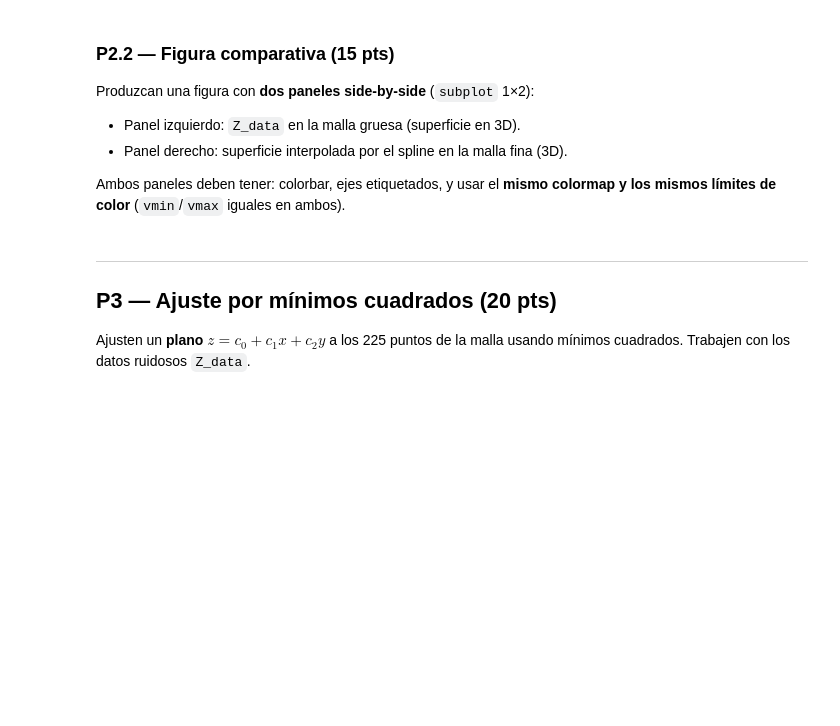
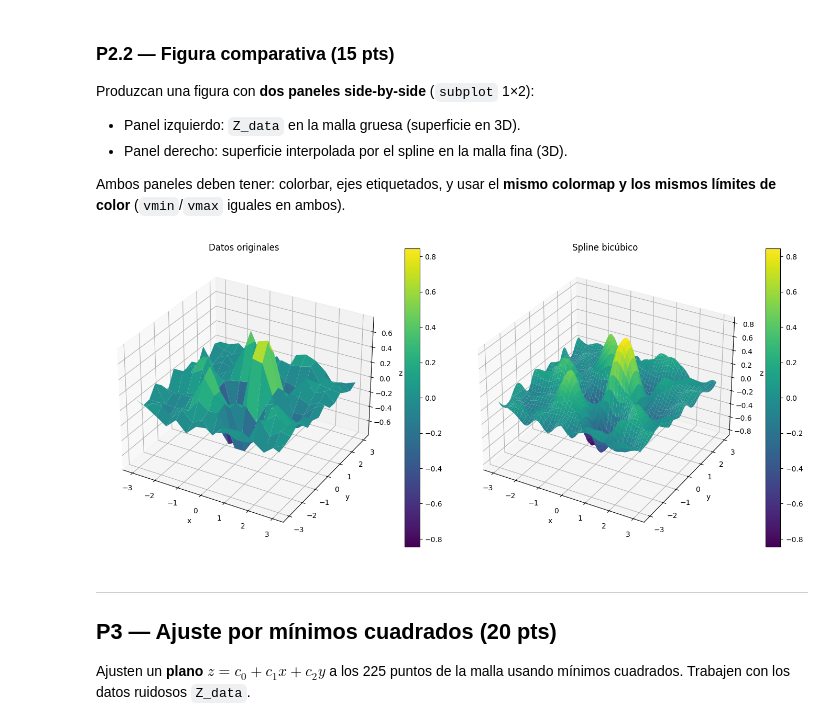
Before and after one commit to manubastidas/programacionCientifica, a Jupyter notebook: Evaluacion/marulanda_osorno_evaluacion1.ipynb, the cells around one changed output. Saved outputs shown, nothing was run; the diff lists cells and outputs as text; code cells hidden in the pictures; blank space fills up the shorter version.

Commit message:
add: interpolacion spline y ajuste LS

```diff
--- a/Evaluacion/marulanda_osorno_evaluacion1.ipynb
+++ b/Evaluacion/marulanda_osorno_evaluacion1.ipynb
@@ -169,7 +169,21 @@ Usen `RectBivariateSpline` de `scipy.interpolate` para construir un spline bicú
 
 Construyan el spline con `kx=3, ky=3` y evalúenlo en una malla fina de **100×100 puntos** en $[-3,3]\times[-3,3]$.
 # %%
-# TODO P2.1: construir el spline bicúbico y evaluar en malla fina
+# Malla fina
+x_fine = np.linspace(-3, 3, 100)
+y_fine = np.linspace(-3, 3, 100)
+
+# Spline bicúbico
+spline = RectBivariateSpline(
+    x_raw,
+    y_raw,
+    Z_data,
+    kx=3,
+    ky=3
+)
+
+# Evaluación
+Z_spline = spline(x_fine, y_fine)
 # %% [markdown]
 ### P2.2 — Figura comparativa (15 pts)
 
@@ -179,7 +193,55 @@ Produzcan una figura con **dos paneles side-by-side** (`subplot` 1×2):
 
 Ambos paneles deben tener: colorbar, ejes etiquetados, y usar el **mismo colormap y los mismos límites de color** (`vmin`/`vmax` iguales en ambos).
 # %%
-# TODO P2.2: figura comparativa datos vs spline
+fig = plt.figure(figsize=(14,6))
+
+vmin = min(Z_data.min(), Z_spline.min())
+vmax = max(Z_data.max(), Z_spline.max())
+
+# Datos originales
+ax1 = fig.add_subplot(121, projection='3d')
+
+surf1 = ax1.plot_surface(
+    X_raw,
+    Y_raw,
+    Z_data,
+    cmap='viridis',
+    vmin=vmin,
+    vmax=vmax
+)
+
+ax1.set_title("Datos originales")
+ax1.set_xlabel("x")
+ax1.set_ylabel("y")
+ax1.set_zlabel("z")
+
+fig.colorbar(surf1, ax=ax1)
+
+# Spline
+Xf, Yf = np.meshgrid(x_fine, y_fine, indexing='ij')
+
+ax2 = fig.add_subplot(122, projection='3d')
+
+surf2 = ax2.plot_surface(
+    Xf,
+    Yf,
+    Z_spline,
+    cmap='viridis',
+    vmin=vmin,
+    vmax=vmax
+)
+
+ax2.set_title("Spline bicúbico")
+ax2.set_xlabel("x")
+ax2.set_ylabel("y")
+ax2.set_zlabel("z")
+
+fig.colorbar(surf2, ax=ax2)
+
+plt.tight_layout()
+plt.show()
+# %% [output]
+[figure, added]
 # %% [markdown]
 ---
 ## P3 — Ajuste por mínimos cuadrados (20 pts)
```
Also changed, not shown: parts of 2 cells of this notebook.
